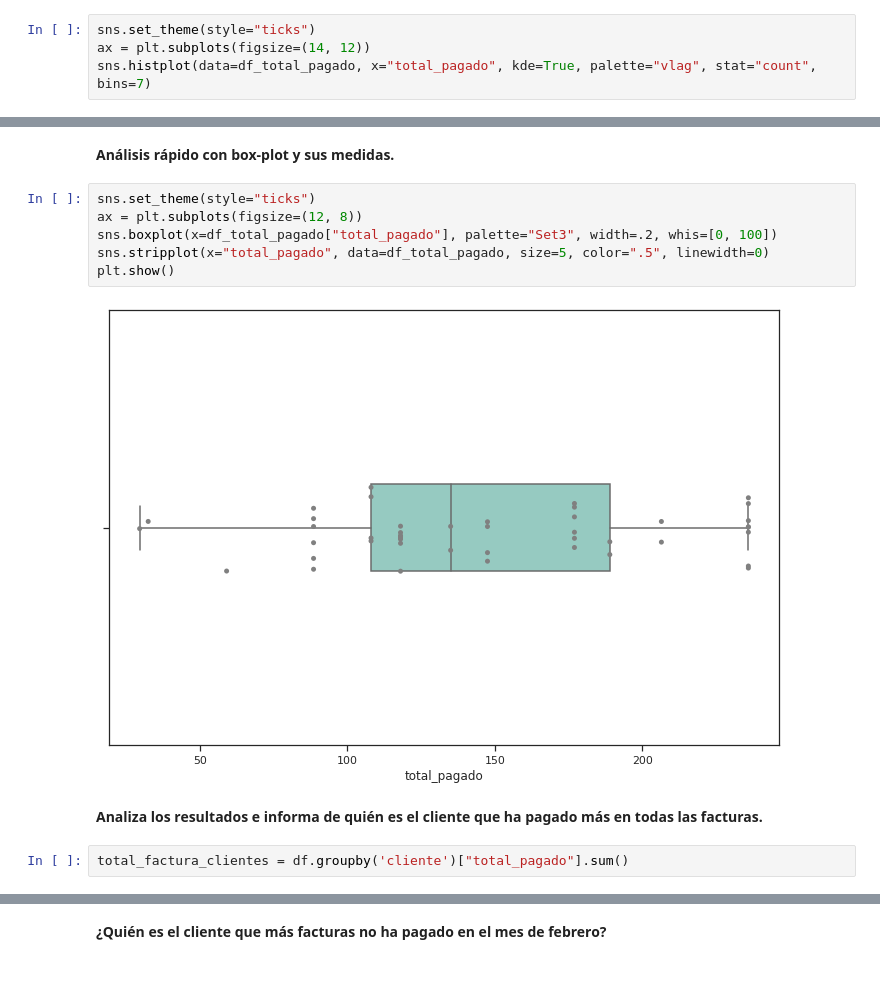
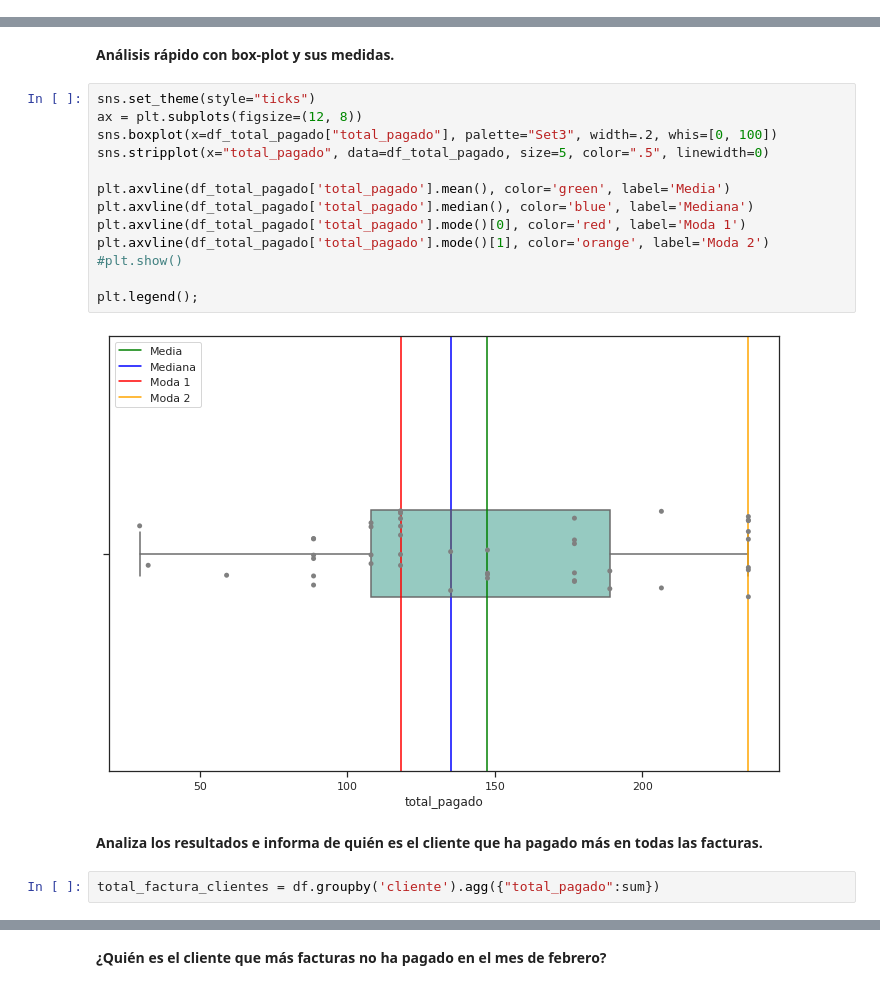
Before and after one commit to JALVARADORUIZ/Magister_BigData_UB, a Jupyter notebook: M2_AI2_AlvaradoRuizJoseArmando.ipynb, the cells around one changed output, grey strips where cells are left out. Saved outputs shown, nothing was run; the diff lists cells and outputs as text.

```diff
--- a/M2_AI2_AlvaradoRuizJoseArmando.ipynb
+++ b/M2_AI2_AlvaradoRuizJoseArmando.ipynb
@@ -263,7 +303,3 @@ Con respecto a la curtosis es del tipo **Platicúrtica** (menos concentración e
 Tras analizar ambos coeficientes vemos que la serie no se ajusta totalmente a la normalidad.
 
 Veamos el histograma de la variable total_pagado:
-# %%
-sns.set_theme(style="ticks")
-ax = plt.subplots(figsize=(14, 12))
-sns.histplot(data=df_total_pagado, x="total_pagado", kde=True, palette="vlag", stat="count", bins=7)
@@ -275,15 +321,22 @@ sns.histplot(data=df_total_pagado, x="total_pagado", kde=True, palette="vlag", s
 # %%
 sns.set_theme(style="ticks")
 ax = plt.subplots(figsize=(12, 8))
 sns.boxplot(x=df_total_pagado["total_pagado"], palette="Set3", width=.2, whis=[0, 100])
 sns.stripplot(x="total_pagado", data=df_total_pagado, size=5, color=".5", linewidth=0)
-plt.show()
+
+plt.axvline(df_total_pagado['total_pagado'].mean(), color='green', label='Media')
+plt.axvline(df_total_pagado['total_pagado'].median(), color='blue', label='Mediana')
+plt.axvline(df_total_pagado['total_pagado'].mode()[0], color='red', label='Moda 1')
+plt.axvline(df_total_pagado['total_pagado'].mode()[1], color='orange', label='Moda 2')
+#plt.show()
+
+plt.legend();
 # %% [output]
-[figure, old version]
+[figure, new version]
 # %% [markdown]
 **Analiza los resultados e informa de quién es el cliente que ha pagado más en todas las facturas.**
 # %%
-total_factura_clientes = df.groupby('cliente')["total_pagado"].sum()
+total_factura_clientes = df.groupby('cliente').agg({"total_pagado":sum})
 # %%
 total_factura_clientes
 # %% [output]
```
Also changed, not shown: parts of 25 cells of this notebook.
